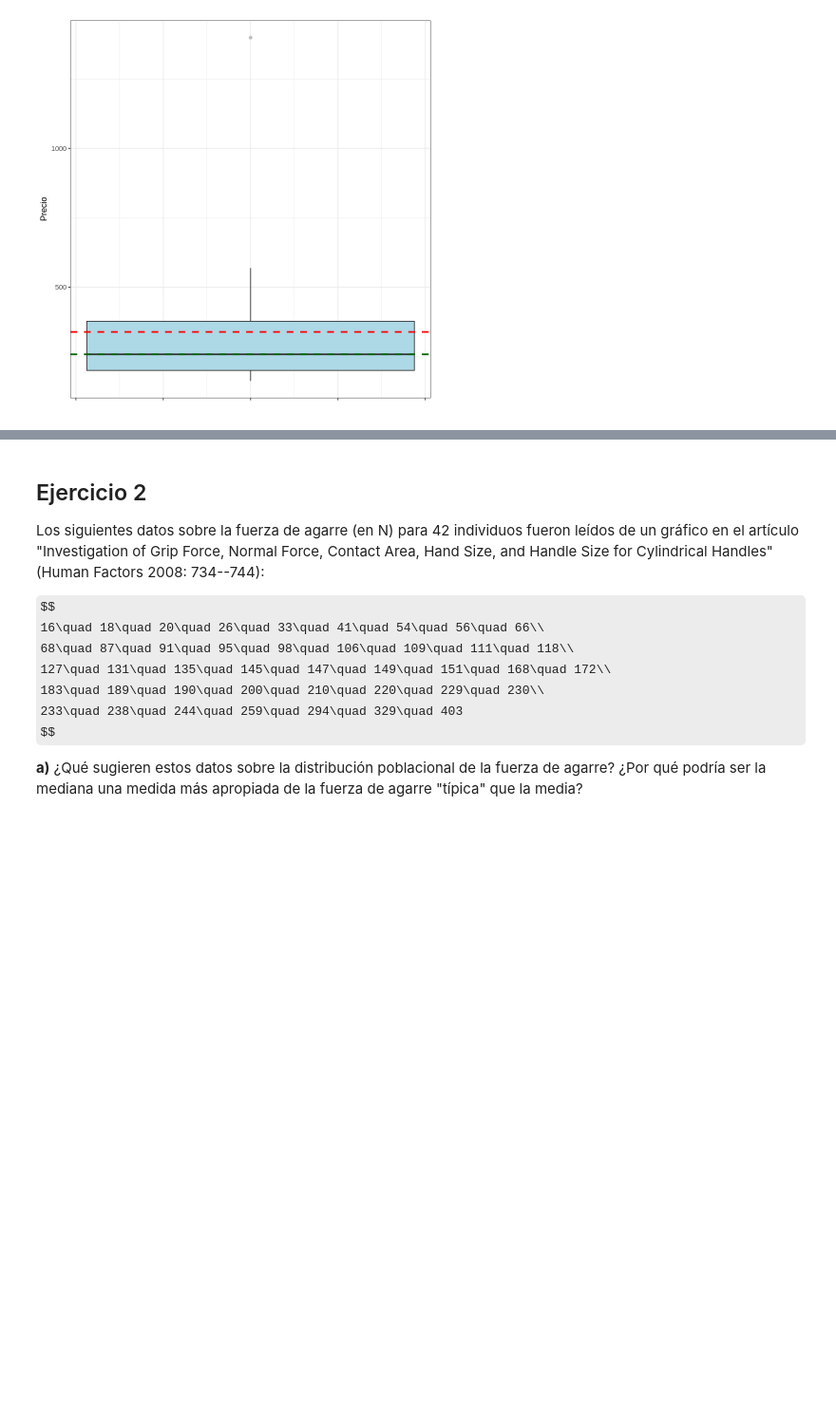
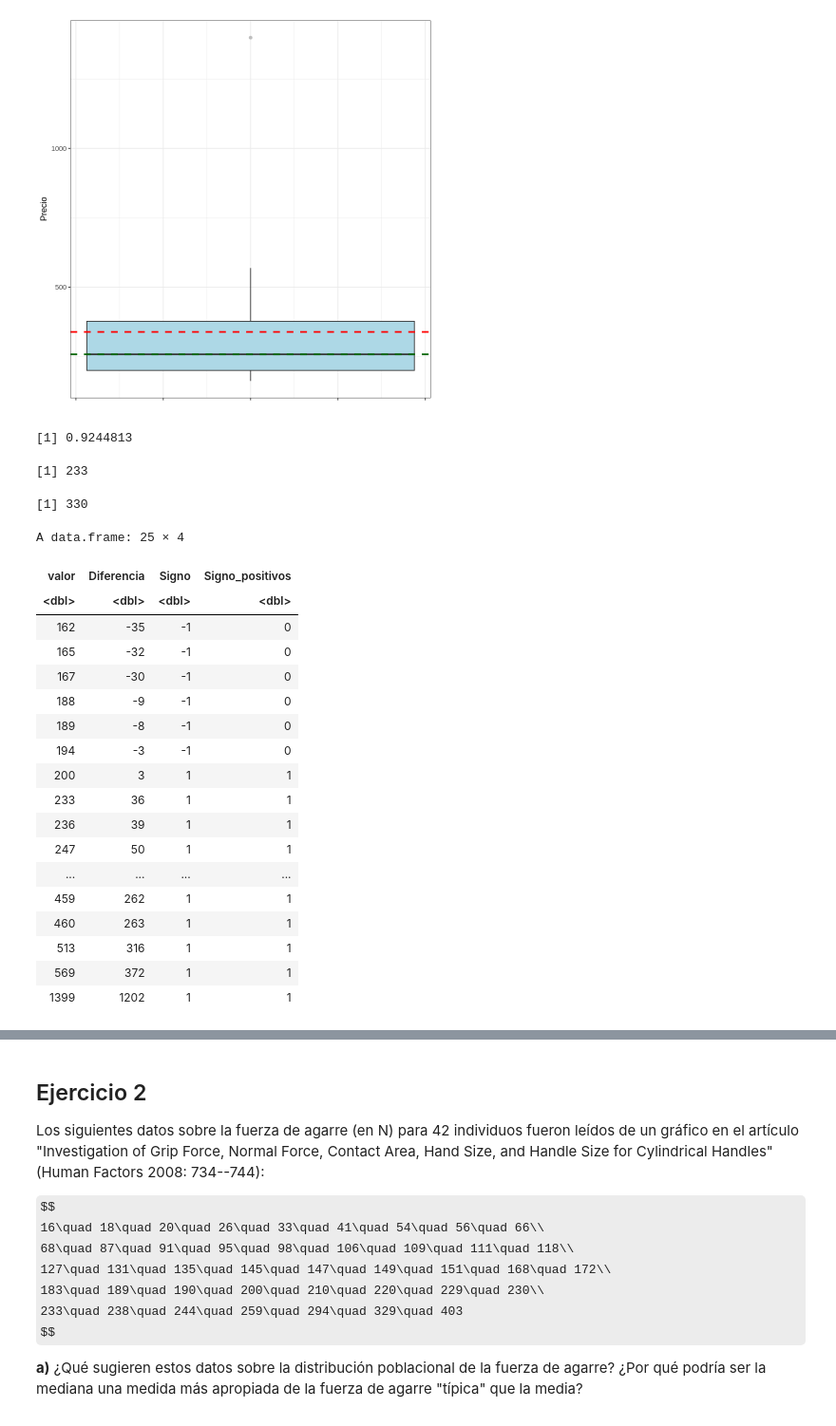
Before and after one commit to caromsa/neumonia_identificationxrays_cnn, a Jupyter notebook: Tarea_1.ipynb, the cells around one changed output, grey strips where cells are left out. Shown at 95% size. Drawn from its saved outputs; the diff is of its cells as text; code cells hidden in the pictures; some formulas as TeX source; blank space fills up the shorter version.

```diff
--- a/Tarea_1.ipynb
+++ b/Tarea_1.ipynb
@@ -67,0 +73,33 @@ ggplot(df, aes(y = valor)) +
+# %%
+my_ic(25, 0.5, 8, 17)
+# %% [output]
+[1] 0.9244813
+# %%
+datos[8]
+datos[17]
+# %% [output]
+[1] 233
+[1] 330
+# %%
+df <- mutate(df, Diferencia = valor-197, Signo = sign(Diferencia), Signo_positivos = if_else(Signo>0,1, 0))
+df
+# %% [output]
+A data.frame: 25 × 4
+| valor | Diferencia | Signo | Signo_positivos |
+| <dbl> | <dbl> | <dbl> | <dbl> |
+| 162 | -35 | -1 | 0 |
+| 165 | -32 | -1 | 0 |
+| 167 | -30 | -1 | 0 |
+| 188 | -9 | -1 | 0 |
+| 189 | -8 | -1 | 0 |
+| 194 | -3 | -1 | 0 |
+| 200 | 3 | 1 | 1 |
+| 233 | 36 | 1 | 1 |
+| 236 | 39 | 1 | 1 |
+| 247 | 50 | 1 | 1 |
+| ... | ... | ... | ... |
+| 459 | 262 | 1 | 1 |
+| 460 | 263 | 1 | 1 |
+| 513 | 316 | 1 | 1 |
+| 569 | 372 | 1 | 1 |
+| 1399 | 1202 | 1 | 1 |
```
Also changed, not shown: parts of 9 cells of this notebook.
